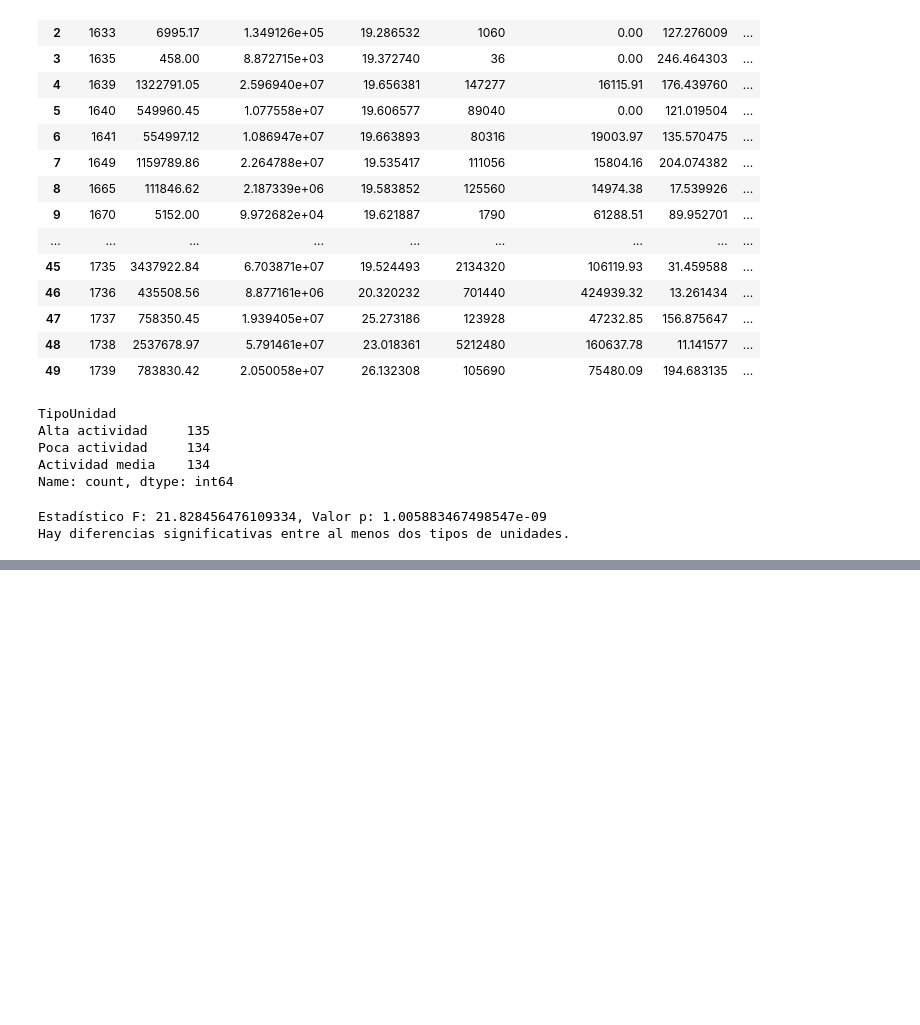
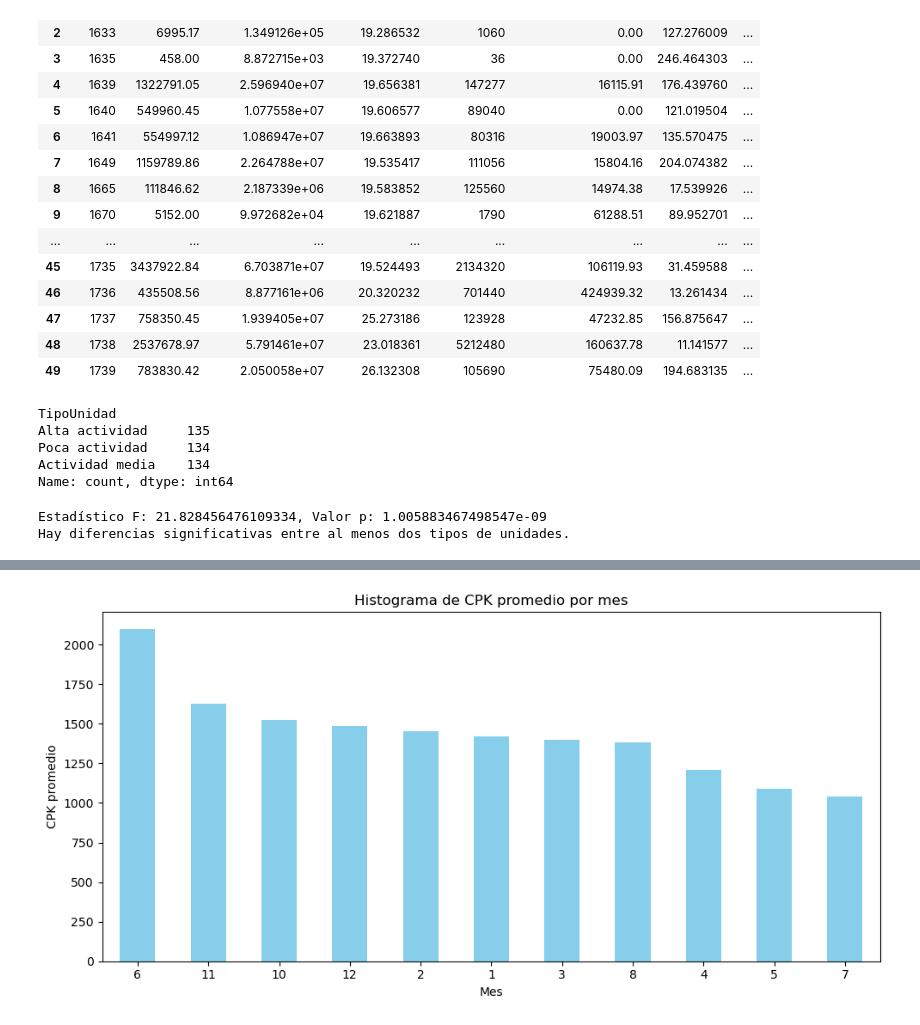
Before and after one commit to pomaremiliano/dashboard-datastorm, a Jupyter notebook: data/RecoleccionReto.ipynb, the cells around one changed output, grey strips where cells are left out. Cells and saved outputs as stored; diff of their text form; code cells hidden in the pictures; blank space fills up the shorter version.

```diff
--- a/data/RecoleccionReto.ipynb
+++ b/data/RecoleccionReto.ipynb
@@ -623,0 +659,27 @@ Hay diferencias significativas entre al menos dos tipos de unidades.
+# %%
+from scipy.stats import f_oneway
+
+# Asegurarse de que la columna de fecha es datetime
+df_merged_mantto['Fecha de Transacción'] = pd.to_datetime(df_merged_mantto['Fecha de Transacción'], errors='coerce')
+
+# Extraer el mes (1 a 12)
+df_merged_mantto['Mes'] = df_merged_mantto['Fecha de Transacción'].dt.month
+
+# Agrupar por mes y recolectar listas de CPK por mes
+cpk_por_mes = [
+    grupo['CPK'].dropna()
+    for nombre, grupo in df_merged_mantto.groupby('Mes')
+    if len(grupo['CPK'].dropna()) > 1  # asegurar que haya datos suficientes por mes
+]
+
+# Aplicar ANOVA si hay suficientes grupos
+if len(cpk_por_mes) >= 2:
+    f_stat, p_value = f_oneway(*cpk_por_mes)
+    print(f"Estadístico F: {f_stat:.4f}, Valor p: {p_value:.6f}")
+
+    if p_value < 0.05:
+        print("Hay diferencias significativas en el CPK entre meses (estacionalidad detectada).")
+    else:
+        print("No hay diferencias significativas entre meses.")
+else:
+    print("No hay suficientes datos por mes para aplicar ANOVA.")
@@ -623,0 +689,5 @@ Hay diferencias significativas entre al menos dos tipos de unidades.
+# %%
+# Obtener el promedio de CPK por mes y mostrar los meses con CPK más altos
+cpk_mes = df_merged_mantto.groupby('Mes')['CPK'].mean().sort_values(ascending=False)
+print("Meses con CPK promedio más alto:")
+print(cpk_mes)
@@ -623,0 +709,12 @@ Hay diferencias significativas entre al menos dos tipos de unidades.
+# %%
+import matplotlib.pyplot as plt
+
+cpk_mes.plot(kind='bar', figsize=(10, 5), color='skyblue')
+plt.title('Histograma de CPK promedio por mes')
+plt.xlabel('Mes')
+plt.ylabel('CPK promedio')
+plt.xticks(rotation=0)
+plt.tight_layout()
+plt.show()
+# %% [output]
+[figure, added]
```
Also changed, not shown: parts of 14 cells of this notebook, 2 other files.
